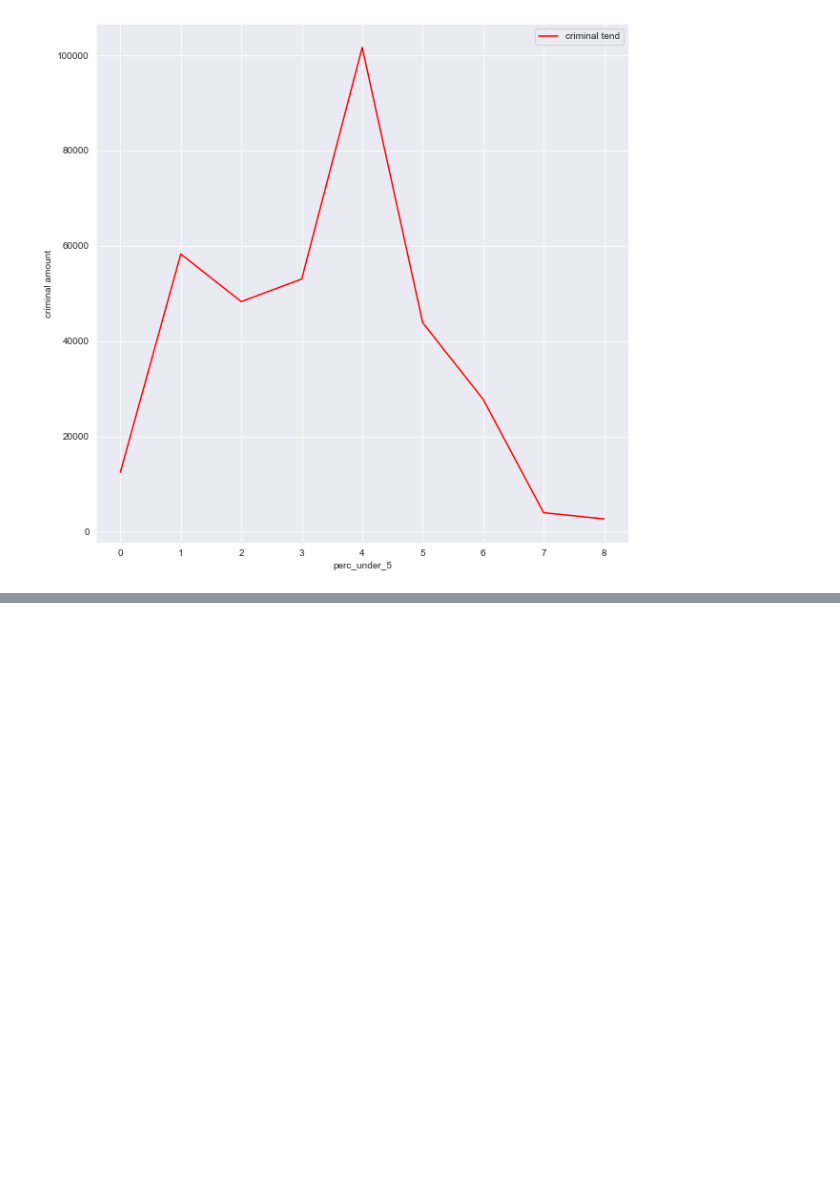
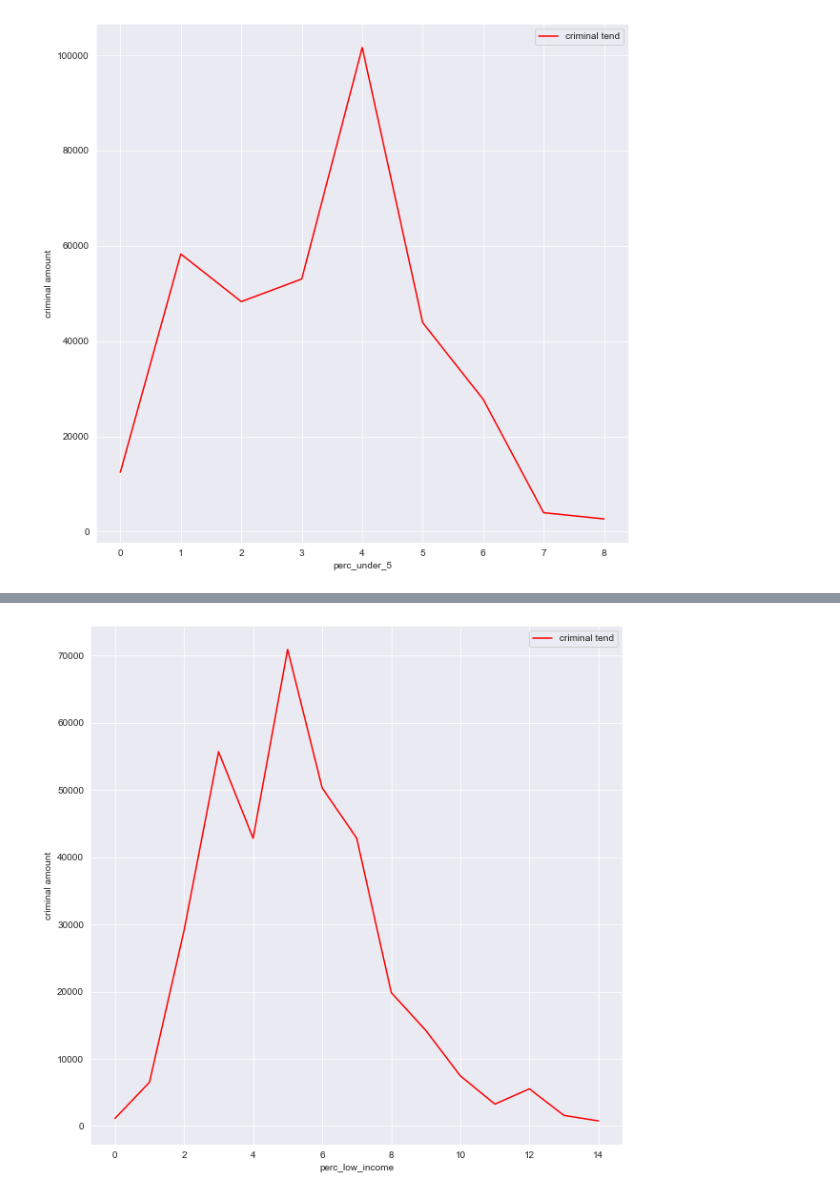
Before and after one commit to FlyingNightBird/2022Spring_Finals, a Jupyter notebook: preprocessing_building_data.ipynb, the cells around one changed output, grey strips where cells are left out. Saved outputs shown, nothing was run; the diff lists cells and outputs as text; code cells hidden in the pictures; blank space fills up the shorter version.

```diff
--- a/preprocessing_building_data.ipynb
+++ b/preprocessing_building_data.ipynb
@@ -484,0 +517,5 @@ plt.show()
+# %%
+# line chart for low income
+line_chart_for_street_avg_group('prep_data/boston_bldg_by_low_income.csv', boston_crime_street_year, 'perc_low_income')
+# %% [output]
+[figure, added]
```
Also changed, not shown: parts of 4 cells of this notebook.
